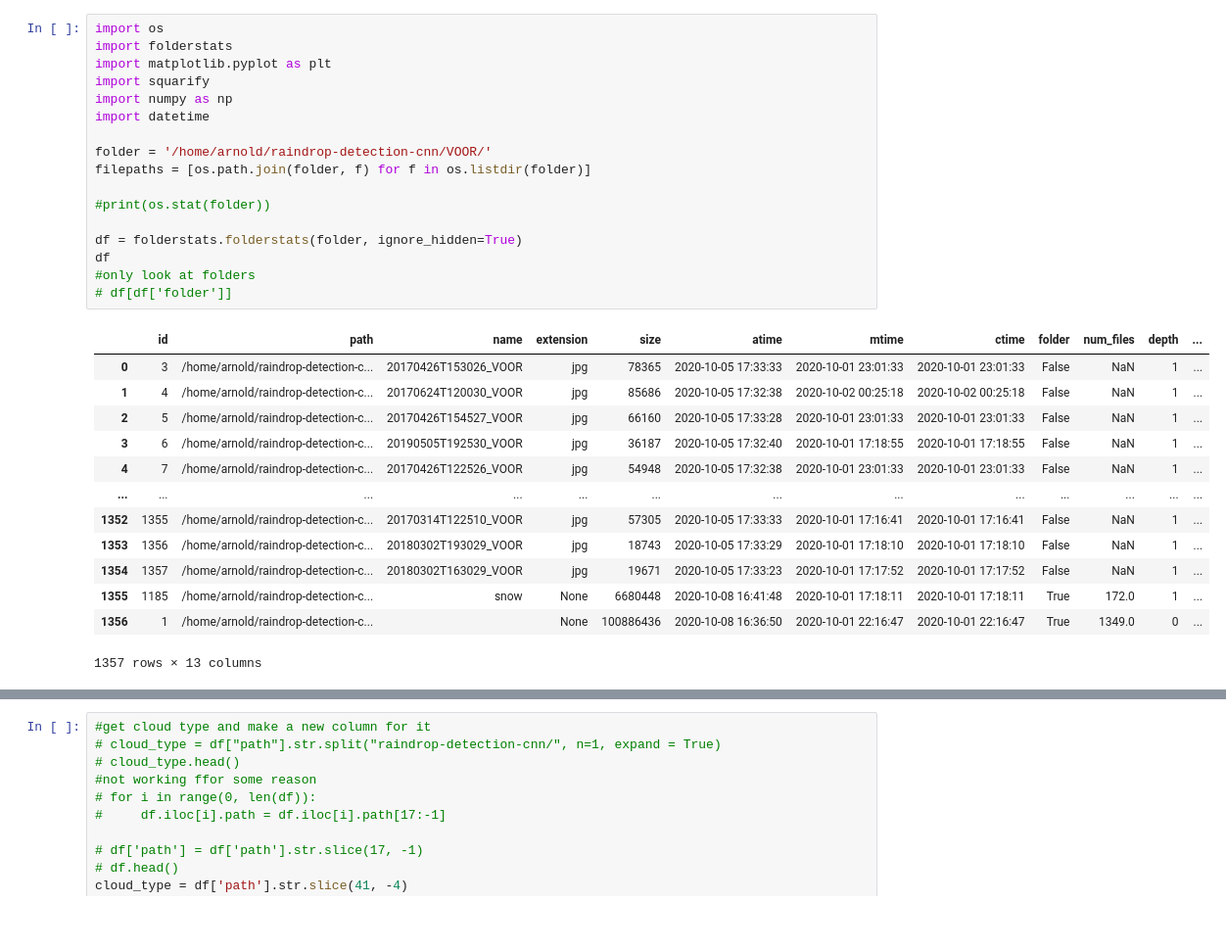
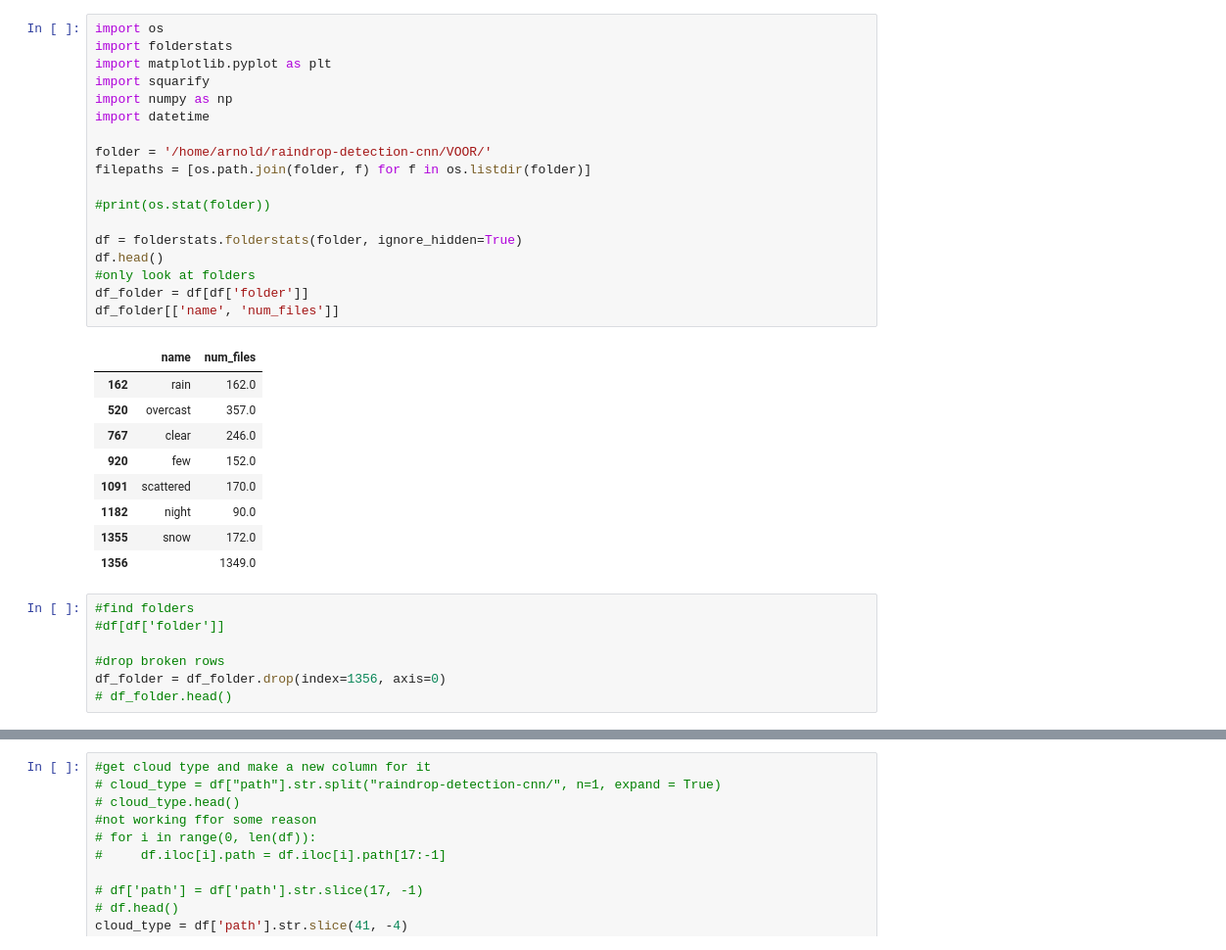
Before and after one commit to arnoldas500/clouds_detection, a Jupyter notebook: category_statistics.ipynb, the cells around one changed output, grey strips where cells are left out. Shown at 98% size. Cells and saved outputs as stored; diff of their text form; blank space fills up the shorter version.

Commit message:
dataframes created for # of values per cat, next need to join

```diff
--- a/category_statistics.ipynb
+++ b/category_statistics.ipynb
@@ -1,31 +1,35 @@
 # %%
 import os
 import folderstats
 import matplotlib.pyplot as plt
 import squarify
 import numpy as np
 import datetime
 
 folder = '/home/arnold/raindrop-detection-cnn/VOOR/'
 filepaths = [os.path.join(folder, f) for f in os.listdir(folder)]
 
 #print(os.stat(folder))
 
 df = folderstats.folderstats(folder, ignore_hidden=True)
-df
+df.head()
 #only look at folders
-# df[df['folder']]
+df_folder = df[df['folder']]
+df_folder[['name', 'num_files']]
 # %% [output]
-|  | id | path | name | extension | size | atime | mtime | ctime | folder | num_files | depth | ... |
-| 0 | 3 | /home/arnold/raindrop-detection-c... | 20170426T153026_VOOR | jpg | 78365 | 2020-10-05 17:33:33 | 2020-10-01 23:01:33 | 2020-10-01 23:01:33 | False | NaN | 1 | ... |
-| 1 | 4 | /home/arnold/raindrop-detection-c... | 20170624T120030_VOOR | jpg | 85686 | 2020-10-05 17:32:38 | 2020-10-02 00:25:18 | 2020-10-02 00:25:18 | False | NaN | 1 | ... |
-| 2 | 5 | /home/arnold/raindrop-detection-c... | 20170426T154527_VOOR | jpg | 66160 | 2020-10-05 17:33:28 | 2020-10-01 23:01:33 | 2020-10-01 23:01:33 | False | NaN | 1 | ... |
-| 3 | 6 | /home/arnold/raindrop-detection-c... | 20190505T192530_VOOR | jpg | 36187 | 2020-10-05 17:32:40 | 2020-10-01 17:18:55 | 2020-10-01 17:18:55 | False | NaN | 1 | ... |
-| 4 | 7 | /home/arnold/raindrop-detection-c... | 20170426T122526_VOOR | jpg | 54948 | 2020-10-05 17:32:38 | 2020-10-01 23:01:33 | 2020-10-01 23:01:33 | False | NaN | 1 | ... |
-| ... | ... | ... | ... | ... | ... | ... | ... | ... | ... | ... | ... | ... |
-| 1352 | 1355 | /home/arnold/raindrop-detection-c... | 20170314T122510_VOOR | jpg | 57305 | 2020-10-05 17:33:33 | 2020-10-01 17:16:41 | 2020-10-01 17:16:41 | False | NaN | 1 | ... |
-| 1353 | 1356 | /home/arnold/raindrop-detection-c... | 20180302T193029_VOOR | jpg | 18743 | 2020-10-05 17:33:29 | 2020-10-01 17:18:10 | 2020-10-01 17:18:10 | False | NaN | 1 | ... |
-| 1354 | 1357 | /home/arnold/raindrop-detection-c... | 20180302T163029_VOOR | jpg | 19671 | 2020-10-05 17:33:23 | 2020-10-01 17:17:52 | 2020-10-01 17:17:52 | False | NaN | 1 | ... |
-| 1355 | 1185 | /home/arnold/raindrop-detection-c... | snow | None | 6680448 | 2020-10-08 16:41:48 | 2020-10-01 17:18:11 | 2020-10-01 17:18:11 | True | 172.0 | 1 | ... |
-| 1356 | 1 | /home/arnold/raindrop-detection-c... |  | None | 100886436 | 2020-10-08 16:36:50 | 2020-10-01 22:16:47 | 2020-10-01 22:16:47 | True | 1349.0 | 0 | ... |
+|  | name | num_files |
+| 162 | rain | 162.0 |
+| 520 | overcast | 357.0 |
+| 767 | clear | 246.0 |
+| 920 | few | 152.0 |
+| 1091 | scattered | 170.0 |
+| 1182 | night | 90.0 |
+| 1355 | snow | 172.0 |
+| 1356 |  | 1349.0 |
-1357 rows × 13 columns
+# %%
+#find folders
+#df[df['folder']]
+
+#drop broken rows
+df_folder = df_folder.drop(index=1356, axis=0)
+# df_folder.head()
```
Also changed, not shown: parts of 13 cells of this notebook.
